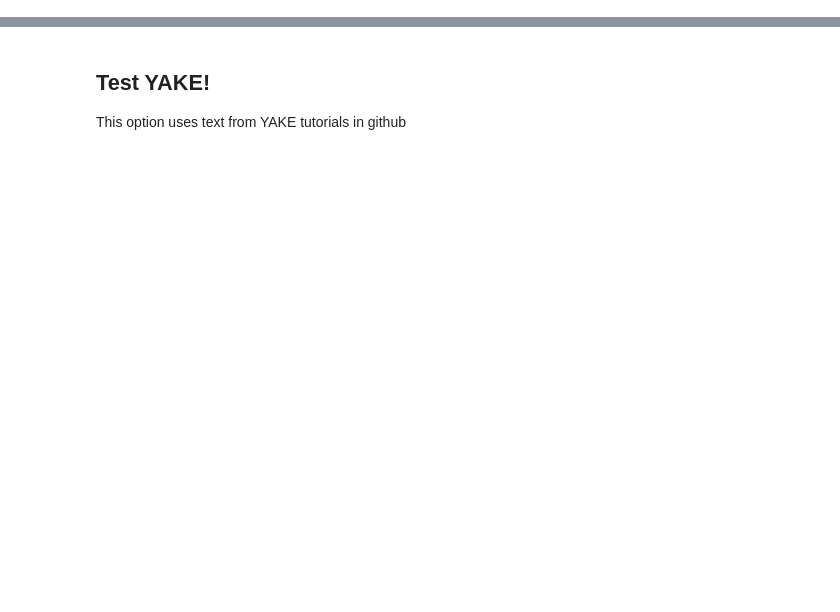
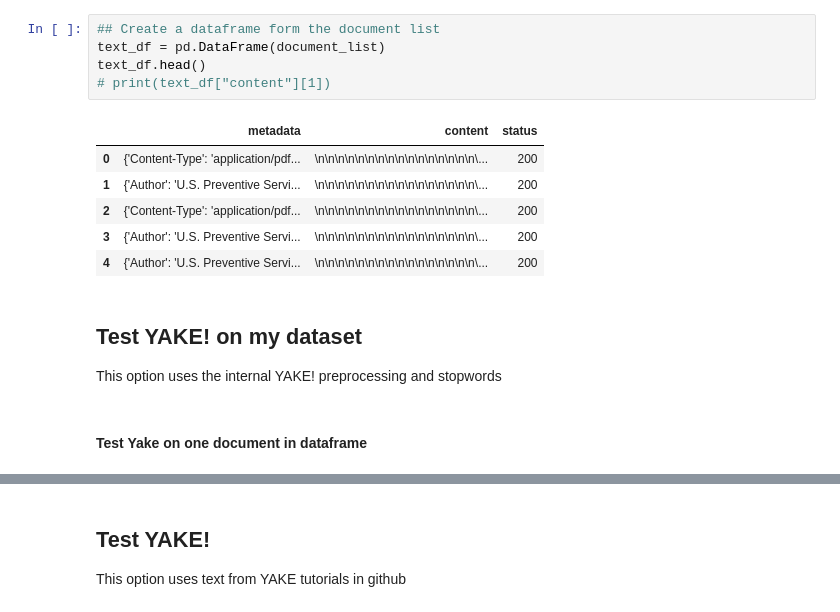
Before and after one commit to kglibrarian/keyword_extraction_topic_modeling, a Jupyter notebook: practice_yake.ipynb, the cells around one changed output, grey strips where cells are left out. Cells and saved outputs as stored; diff of their text form; blank space fills up the shorter version.

Commit message:
adding code to yake

```diff
--- a/practice_yake.ipynb
+++ b/practice_yake.ipynb
@@ -51,0 +73,17 @@ from nltk.stem.snowball import SnowballStemmer
+# %%
+## Create a dataframe form the document list
+text_df = pd.DataFrame(document_list)
+text_df.head()
+# print(text_df["content"][1])
+# %% [output]
+|  | metadata | content | status |
+| 0 | {'Content-Type': 'application/pdf... | \n\n\n\n\n\n\n\n\n\n\n\n\n\n\n\n\... | 200 |
+| 1 | {'Author': 'U.S. Preventive Servi... | \n\n\n\n\n\n\n\n\n\n\n\n\n\n\n\n\... | 200 |
+| 2 | {'Content-Type': 'application/pdf... | \n\n\n\n\n\n\n\n\n\n\n\n\n\n\n\n\... | 200 |
+| 3 | {'Author': 'U.S. Preventive Servi... | \n\n\n\n\n\n\n\n\n\n\n\n\n\n\n\n\... | 200 |
+| 4 | {'Author': 'U.S. Preventive Servi... | \n\n\n\n\n\n\n\n\n\n\n\n\n\n\n\n\... | 200 |
+# %% [markdown]
+## Test YAKE! on my dataset
+This option uses the internal YAKE! preprocessing and stopwords
+# %% [markdown]
+#### Test Yake on one document in dataframe
```
Also changed, not shown: parts of 40 cells of this notebook.
